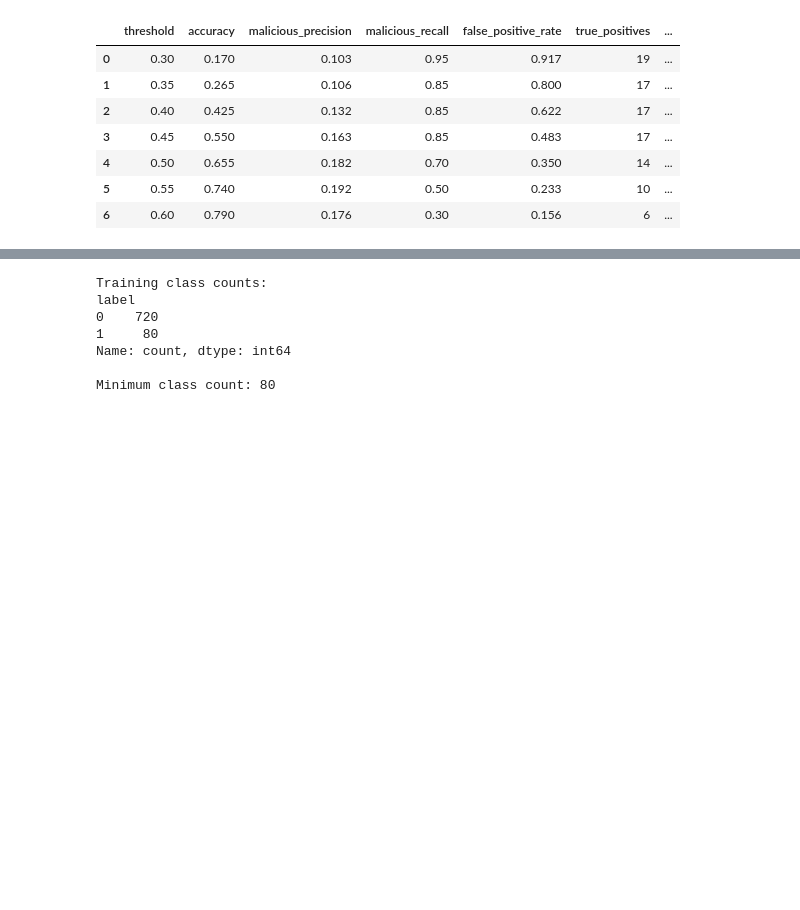
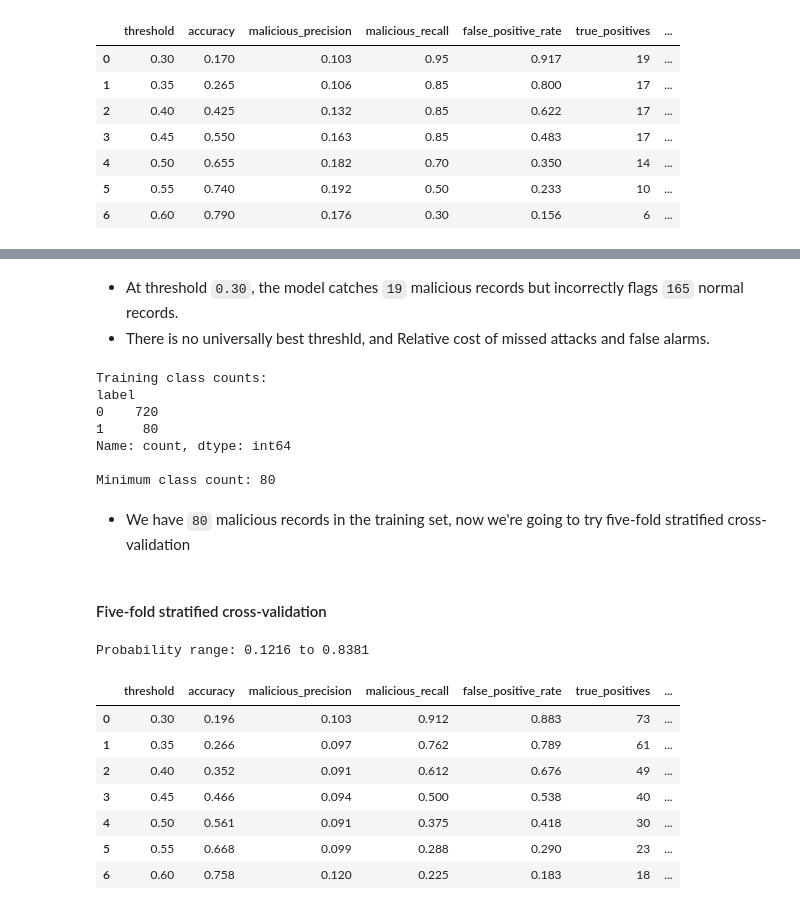
Before and after one commit to shivainlabs/Network-Traffic-Anomaly-Detection, a Jupyter notebook: notebooks/03_model_training.ipynb, the cells around one changed output, grey strips where cells are left out. Saved outputs shown, nothing was run; the diff lists cells and outputs as text; code cells hidden in the pictures; blank space fills up the shorter version.

Commit message:
Tried Different Threshold values in Logistic Regression

```diff
--- a/notebooks/03_model_training.ipynb
+++ b/notebooks/03_model_training.ipynb
@@ -594,3 +625,6 @@ display(
+# %% [markdown]
+- At threshold `0.30`, the model catches `19` malicious records but incorrectly flags `165` normal records.
+- There is no universally best threshld, and Relative cost of missed attacks and false alarms.
 # %%
 print("Training class counts:")
 print(y_train.value_counts().sort_index())
@@ -604,3 +638,69 @@ label
 Name: count, dtype: int64
 
 Minimum class count: 80
+# %% [markdown]
+- We have `80` malicious records in the training set, now we're going to try five-fold stratified cross-validation
+# %% [markdown]
+#### Five-fold stratified cross-validation
+# %%
+from sklearn.model_selection import StratifiedKFold, cross_val_predict
+
+cv = StratifiedKFold(
+    n_splits=5,
+    shuffle=True,
+    random_state=42
+)
+
+# Generate out-of-fold malicious probabilites
+
+oof_proba = cross_val_predict(
+    clone(lr_pipeline),
+    X_train,
+    y_train,
+    cv = cv,
+    method = "predict_proba",
+    n_jobs=-1
+)[:,1]
+
+print("Probability range:",
+      round(oof_proba.min(),4),"to",round(oof_proba.max(),4))
+# %% [output]
+Probability range: 0.1216 to 0.8381
+# %%
+import pandas as pd
+from sklearn.metrics import confusion_matrix
+
+threshold_results_cv = []
+
+for threshold in [0.30, 0.35, 0.40, 0.45, 0.50, 0.55, 0.60]:
+    y_pred_oof = (oof_proba >= threshold).astype(int)
+
+    tn, fp, fn, tp = confusion_matrix(
+        y_train,
+        y_pred_oof,
+        labels=[0, 1]
+    ).ravel()
+
+    threshold_results_cv.append({
+        "threshold": threshold,
+        "accuracy": (tn + tp) / (tn + fp + fn + tp),
+        "malicious_precision": tp / (tp + fp) if (tp + fp) else 0,
+        "malicious_recall": tp / (tp + fn) if (tp + fn) else 0,
+        "false_positive_rate": fp / (fp + tn) if (fp + tn) else 0,
+        "true_positives": tp,
+        "false_positives": fp,
+        "false_negatives": fn
+    })
+
+threshold_cv_df = pd.DataFrame(threshold_results_cv)
+
+display(threshold_cv_df.round(3))
+# %% [output]
+|  | threshold | accuracy | malicious_precision | malicious_recall | false_positive_rate | true_positives | ... |
+| 0 | 0.30 | 0.196 | 0.103 | 0.912 | 0.883 | 73 | ... |
+| 1 | 0.35 | 0.266 | 0.097 | 0.762 | 0.789 | 61 | ... |
+| 2 | 0.40 | 0.352 | 0.091 | 0.612 | 0.676 | 49 | ... |
+| 3 | 0.45 | 0.466 | 0.094 | 0.500 | 0.538 | 40 | ... |
+| 4 | 0.50 | 0.561 | 0.091 | 0.375 | 0.418 | 30 | ... |
+| 5 | 0.55 | 0.668 | 0.099 | 0.288 | 0.290 | 23 | ... |
+| 6 | 0.60 | 0.758 | 0.120 | 0.225 | 0.183 | 18 | ... |
```
Also changed, not shown: parts of 11 cells of this notebook.
